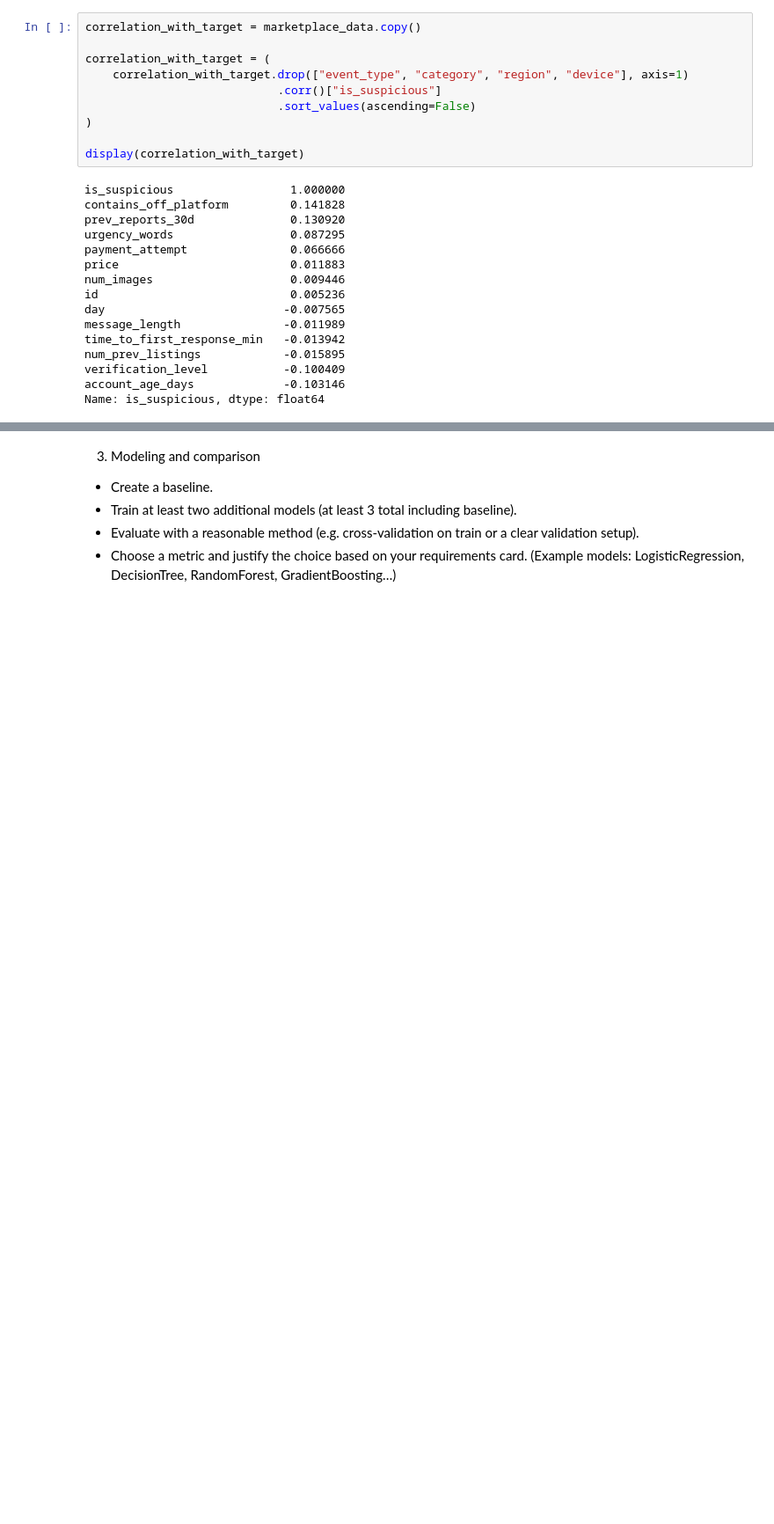
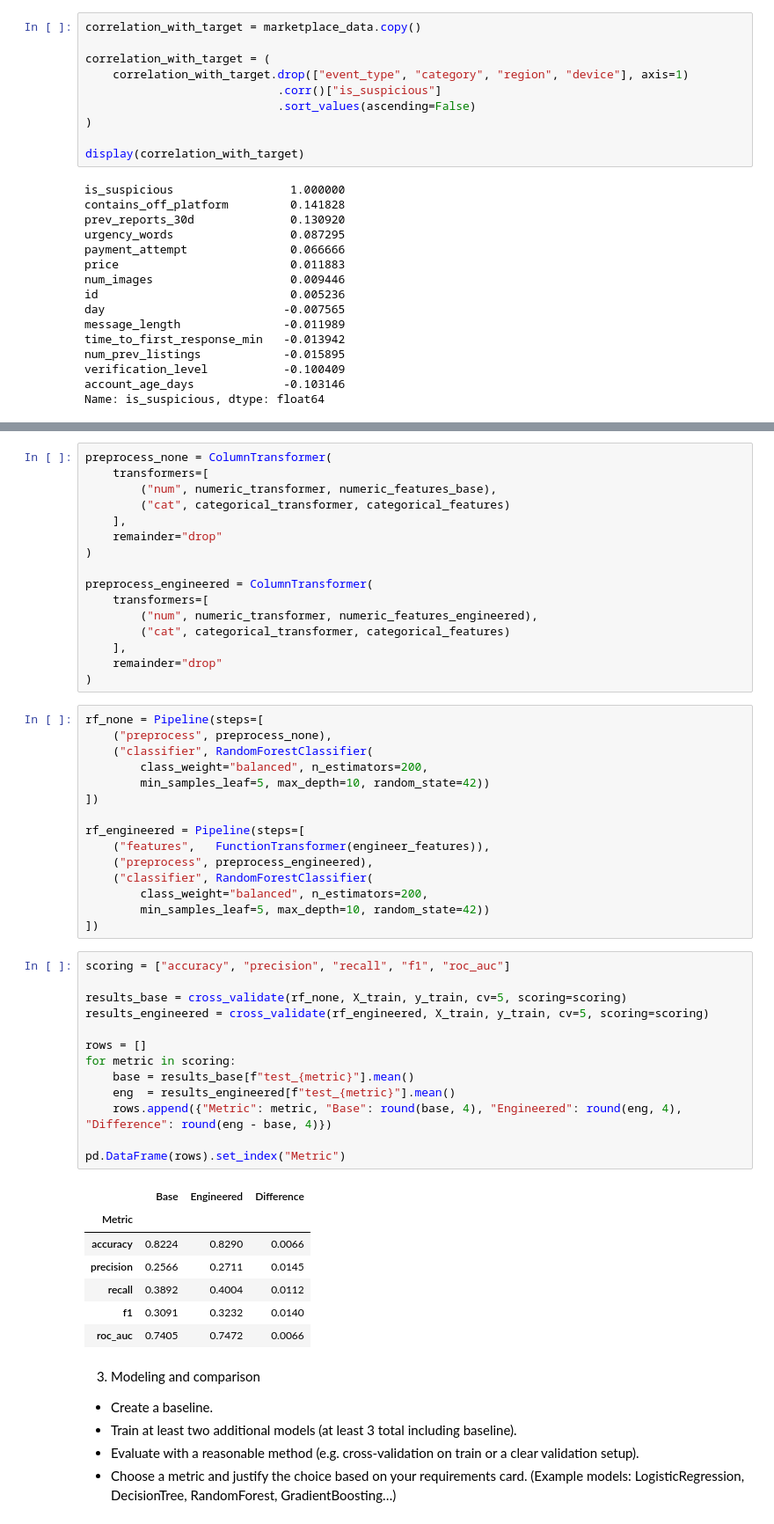
Before and after one commit to IreneGrisenti/Marketplace_Safety_Scam_detection, a Jupyter notebook: Notebooks/scam_detection_model.ipynb, the cells around one changed output, grey strips where cells are left out. Shown: that part at 88% size. Drawn from its saved outputs; the diff is of its cells as text; blank space fills up the shorter version.

Commit message:
train-test split, feature engineering testing and pipeline building

```diff
--- a/Notebooks/scam_detection_model.ipynb
+++ b/Notebooks/scam_detection_model.ipynb
@@ -220,3 +281,55 @@ Name: is_suspicious, dtype: float64
+# %%
+preprocess_none = ColumnTransformer(
+    transformers=[
+        ("num", numeric_transformer, numeric_features_base),
+        ("cat", categorical_transformer, categorical_features)
+    ],
+    remainder="drop"
+)
+
+preprocess_engineered = ColumnTransformer(
+    transformers=[
+        ("num", numeric_transformer, numeric_features_engineered),
+        ("cat", categorical_transformer, categorical_features)
+    ],
+    remainder="drop"
+)
+# %%
+rf_none = Pipeline(steps=[
+    ("preprocess", preprocess_none),
+    ("classifier", RandomForestClassifier(
+        class_weight="balanced", n_estimators=200,
+        min_samples_leaf=5, max_depth=10, random_state=42))
+])
+
+rf_engineered = Pipeline(steps=[
+    ("features",   FunctionTransformer(engineer_features)),
+    ("preprocess", preprocess_engineered),
+    ("classifier", RandomForestClassifier(
+        class_weight="balanced", n_estimators=200,
+        min_samples_leaf=5, max_depth=10, random_state=42))
+])
+# %%
+scoring = ["accuracy", "precision", "recall", "f1", "roc_auc"]
+
+results_base = cross_validate(rf_none, X_train, y_train, cv=5, scoring=scoring)
+results_engineered = cross_validate(rf_engineered, X_train, y_train, cv=5, scoring=scoring)
+
+rows = []
+for metric in scoring:
+    base = results_base[f"test_{metric}"].mean()
+    eng  = results_engineered[f"test_{metric}"].mean()
+    rows.append({"Metric": metric, "Base": round(base, 4), "Engineered": round(eng, 4), "Difference": round(eng - base, 4)})
+
+pd.DataFrame(rows).set_index("Metric")
+# %% [output]
+|  | Base | Engineered | Difference |
+| Metric |  |  |  |
+| accuracy | 0.8224 | 0.8290 | 0.0066 |
+| precision | 0.2566 | 0.2711 | 0.0145 |
+| recall | 0.3892 | 0.4004 | 0.0112 |
+| f1 | 0.3091 | 0.3232 | 0.0140 |
+| roc_auc | 0.7405 | 0.7472 | 0.0066 |
 # %% [markdown]
 3) Modeling and comparison
 
```
Also changed, not shown: parts of 7 cells of this notebook.
